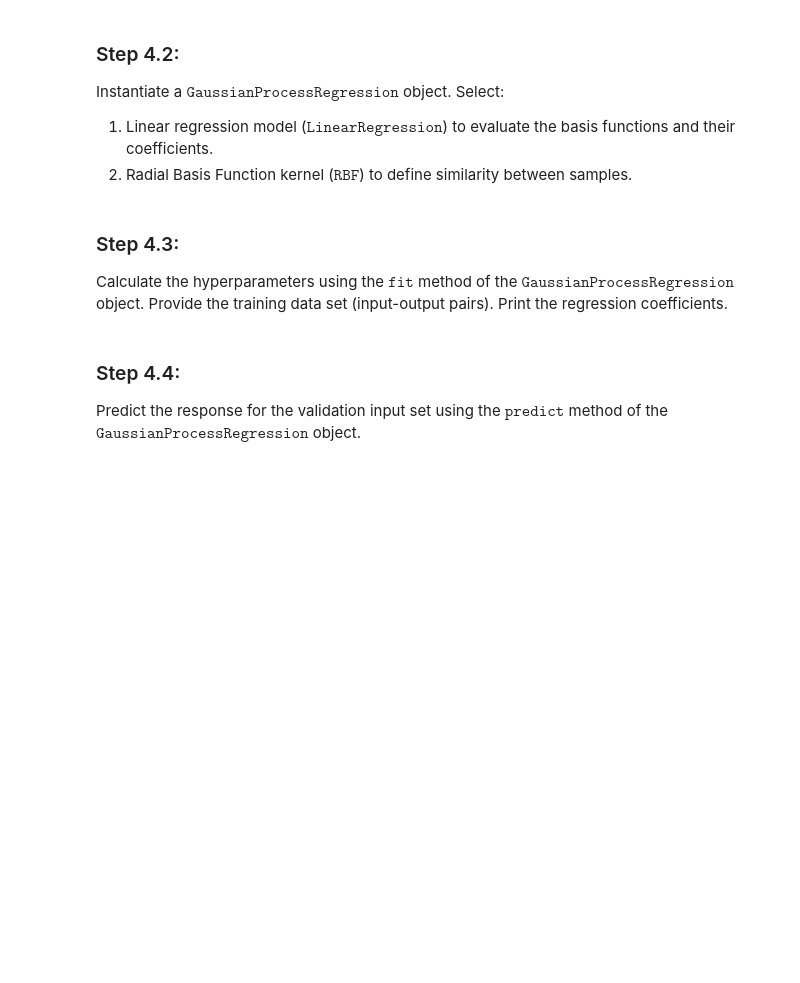
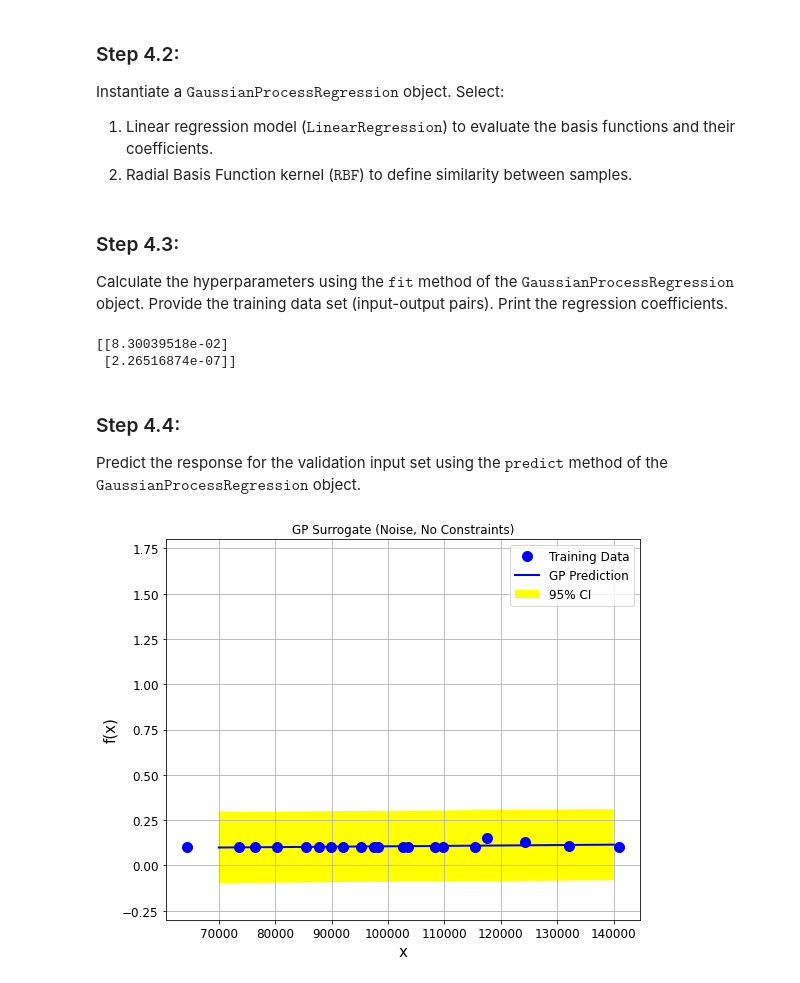
Before and after one commit to SURGroup/MSEE_UQ_Short_Course, a Jupyter notebook: Day2/Day2_InClassExercises/Day2_InClassExercises.ipynb, the cells around one changed output. Drawn from its saved outputs; the diff is of its cells as text; code cells hidden in the pictures; blank space fills up the shorter version.

```diff
--- a/Day2/Day2_InClassExercises/Day2_InClassExercises.ipynb
+++ b/Day2/Day2_InClassExercises/Day2_InClassExercises.ipynb
@@ -225,8 +410,32 @@ Create a distribution object for the random variable (see Day 1 activities).
 
 Create a $\texttt{LatinHypercubeSampling}$ object (see Day 1 activities):
 - generate 20 realizations of $f_0$ that will serve as our training input set.
+# %%
+# Solution
+from UQpy.sampling import LatinHypercubeSampling
+training_sampling = LatinHypercubeSampling(distributions=dist1,
+                                           nsamples=20)
+training_samples = training_sampling.samples.reshape(20,1)
 # %% [markdown]
 ### Step 3
 
 Run the 1-D contact sphere model using $\texttt{RunModel}$ class of $\texttt{UQpy}$ (see Day 1 activities):
 - for the training input set.
+# %%
+# Solution
+from UQpy.run_model.RunModel import RunModel
+from UQpy.run_model.model_execution.ThirdPartyModel import ThirdPartyModel
+
+m1=ThirdPartyModel(model_script='PythonAsThirdParty_model.py',
+                   model_object_name='run_model',
+                   input_template='elastic_contact_sphere.py',
+                   var_names=['k'],
+                   output_script='process_3rd_party_output.py',
+                   output_object_name='read_output')
+
+model_serial_third_party=RunModel(model=m1)
+
+model_serial_third_party.run(samples=training_samples)
+qoi = model_serial_third_party.qoi_list
+
+maximum_displacement=list(map(abs, qoi[:20]))
@@ -245,11 +475,33 @@ Instantiate a $\texttt{GaussianProcessRegression}$ object. Select:
 
 1. Linear regression model ($\texttt{LinearRegression}$) to evaluate the basis functions and their coefficients.
 2. Radial Basis Function kernel ($\texttt{RBF}$) to define similarity between samples.
+# %%
+# Solution
+K = GaussianProcessRegression(regression_model=LinearRegression(),
+                              kernel=RBF(),hyperparameters=[1, 0.1])
 # %% [markdown]
 ### Step 4.3:
 
 Calculate the hyperparameters using the $\texttt{fit}$ method of the $\texttt{GaussianProcessRegression}$ object. Provide the training data set (input-output pairs). Print the regression coefficients.
+# %%
+# Solution
+K.fit(samples=training_samples, values=maximum_displacement)
+print(K.beta)
+# %% [output]
+[[8.30039518e-02]
+ [2.26516874e-07]]
 # %% [markdown]
 ### Step 4.4:
 
 Predict the response for the validation input set using the $\texttt{predict}$ method of the $\texttt{GaussianProcessRegression}$ object.
+# %%
+# Solution
+from UQpy.sampling import MonteCarloSampling
+import matplotlib.pyplot as plt
+import numpy as np
+
+domain=np.linspace(0.5e5, 1.4e5).reshape(-1, 1)
+prediction_results, y_std2 = K.predict(domain,
+                                       return_std=True)
+# %% [output]
+[figure, added]
```
Also changed, not shown: parts of 27 cells of this notebook.
